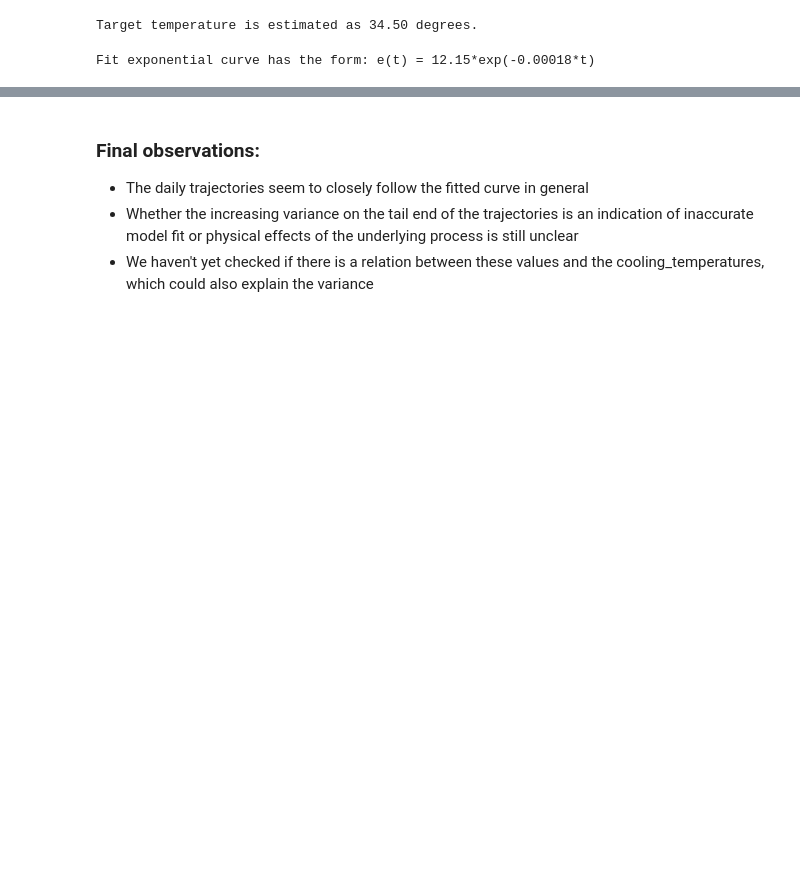
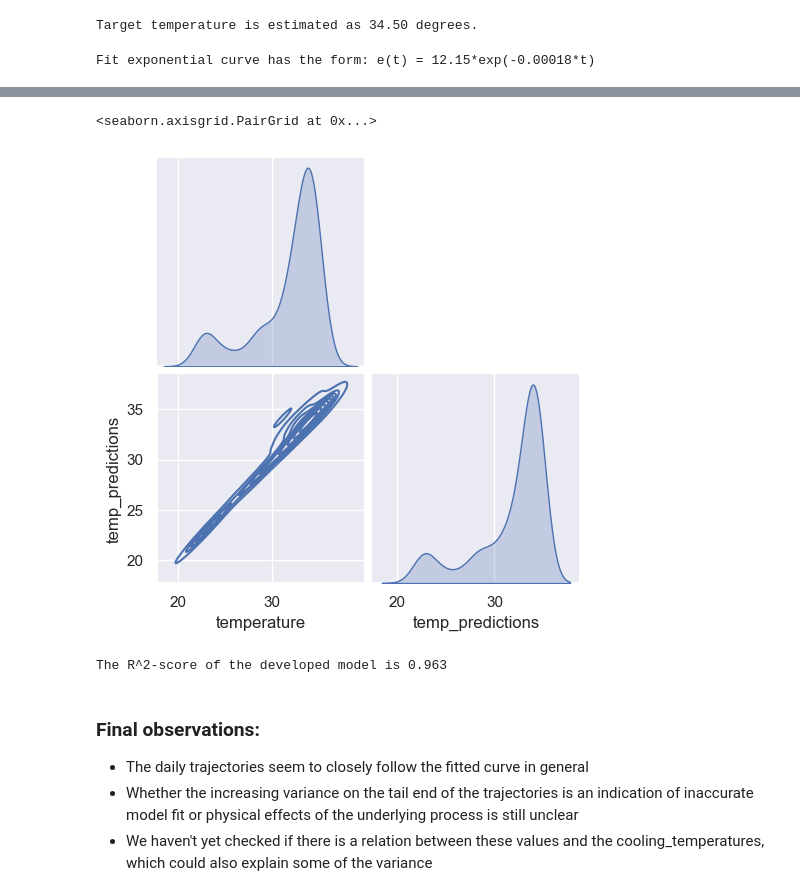
Before and after one commit to AntonSavchenko/Zeiss_DS_Interview, a Jupyter notebook: ZEISS_DS_Task.ipynb, the cells around one changed output, grey strips where cells are left out. Saved outputs shown, nothing was run; the diff lists cells and outputs as text; code cells hidden in the pictures; blank space fills up the shorter version.

```diff
--- a/ZEISS_DS_Task.ipynb
+++ b/ZEISS_DS_Task.ipynb
@@ -325,5 +329,23 @@ plt.plot(xmodel,ymodel,color='#ff7f0e',lw=4,ls='--')
+# %%
+# We will calculate the R^2-score for the datapoints that we selected from the "cold_start_days"
+
+# To do that, for each datapoint we need to know both it's real measurement and its prediction from our model. Since we have already fitted the time offset,
+# all we need to do is evaluate the model on the fit_time value for each point:
+cold_start_df['temp_predictions'] = cold_start_df['fit_time'].apply(lambda t: target - a*np.exp(-b*t))
+
+# As a small sanity check we can plot the temperature against our predictions - if the predictions are good, they should exhibit a high degree of correlation
+sns.pairplot(data=cold_start_df[['temperature','temp_predictions']],kind='kde',corner=True)
+# %% [output]
+<seaborn.axisgrid.PairGrid at 0x...>
+[figure, added]
+# %%
+# Finally, we simply feed the columns of temperatures and our predictions to the r2_score function from scikit-learn:
+r2s = r2_score(cold_start_df['temperature'],cold_start_df['temp_predictions'])
+print(f'The R^2-score of the developed model is {r2s:0.3f}')
+# %% [output]
+The R^2-score of the developed model is 0.963
 # %% [markdown]
 ### Final observations:
 - The daily trajectories seem to closely follow the fitted curve in general
 - Whether the increasing variance on the tail end of the trajectories is an indication of inaccurate model fit or physical effects of the underlying process is still unclear
-- We haven't yet checked if there is a relation between these values and the cooling_temperatures, which could also explain the variance
+- We haven't yet checked if there is a relation between these values and the cooling_temperatures, which could also explain some of the variance
```
Also changed, not shown: parts of 12 cells of this notebook, 6 other files.
